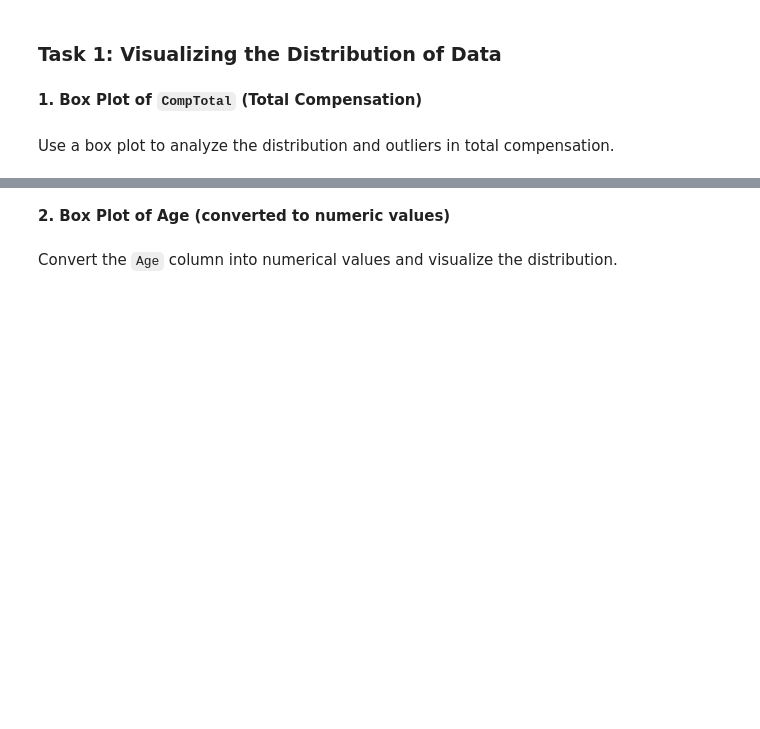
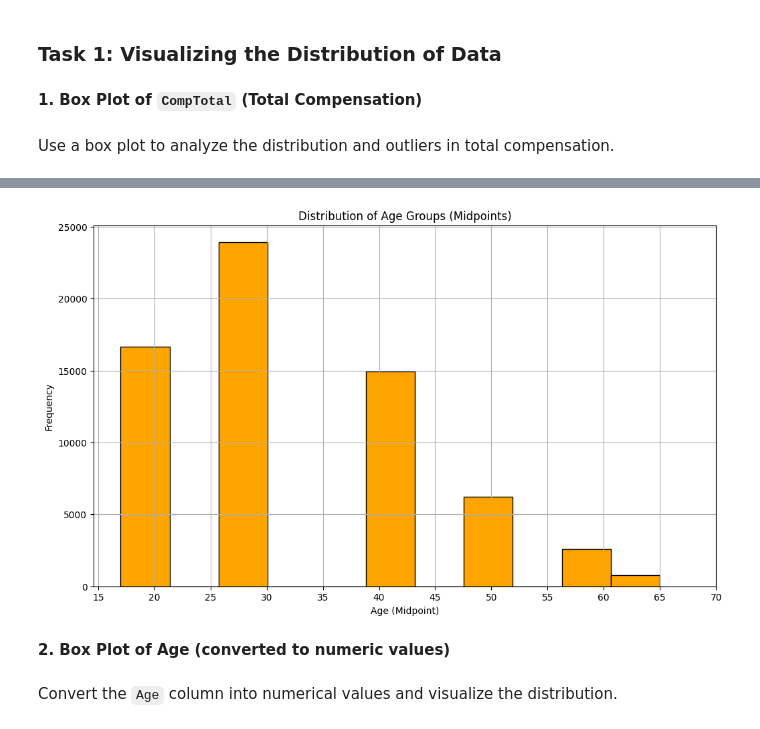
Before and after one commit to HermiaB/Lab-18_Box-Plots, a Jupyter notebook: Lab 15 Box Plot.ipynb, the cells around one changed output, grey strips where cells are left out. Cells and saved outputs as stored; diff of their text form; code cells hidden in the pictures; blank space fills up the shorter version.

```diff
--- a/Lab 15 Box Plot.ipynb
+++ b/Lab 15 Box Plot.ipynb
@@ -166,3 +126,50 @@ plt.show()
+# %%
+# your code goes here
+
+import sqlite3
+import pandas as pd
+import seaborn as sns
+import matplotlib.pyplot as plt
+
+# Connect to the database
+conn = sqlite3.connect("survey-results-public.sqlite")
+
+# Query to fetch Age column (ensure this matches your database schema)
+query_age = """
+SELECT Age
+FROM main
+WHERE Age IS NOT NULL;
+"""
+df_age = pd.read_sql_query(query_age, conn)
+
+# Map age ranges to numeric midpoints
+age_map = {
+    "Under 18 years old": 17,
+    "18-24 years old": 21,
+    "25-34 years old": 29.5,
+    "35-44 years old": 39.5,
+    "45-54 years old": 49.5,
+    "55-64 years old": 59.5,
+    "65 years or older": 65
+}
+
+# Create new column
+df_age['AgeMapped'] = df_age['Age'].map(age_map)
+
+# Drop rows that couldn't be mapped (e.g. "Prefer not to say")
+df_age = df_age.dropna(subset=['AgeMapped'])
+
+# Plot the histogram
+plt.figure(figsize=(12, 7))
+plt.hist(df_age['AgeMapped'], bins=11, edgecolor='black', color='orange')
+plt.title("Distribution of Age Groups (Midpoints)")
+plt.xlabel("Age (Midpoint)")
+plt.ylabel("Frequency")
+plt.xticks([15, 20, 25, 30, 35, 40, 45, 50, 55, 60, 65, 70])
+plt.grid(True)
+plt.show()
+# %% [output]
+[figure, added]
 # %% [markdown]
 **2. Box Plot of Age (converted to numeric values)**
 # %% [markdown]
```
Also changed, not shown: parts of 2 cells of this notebook.
